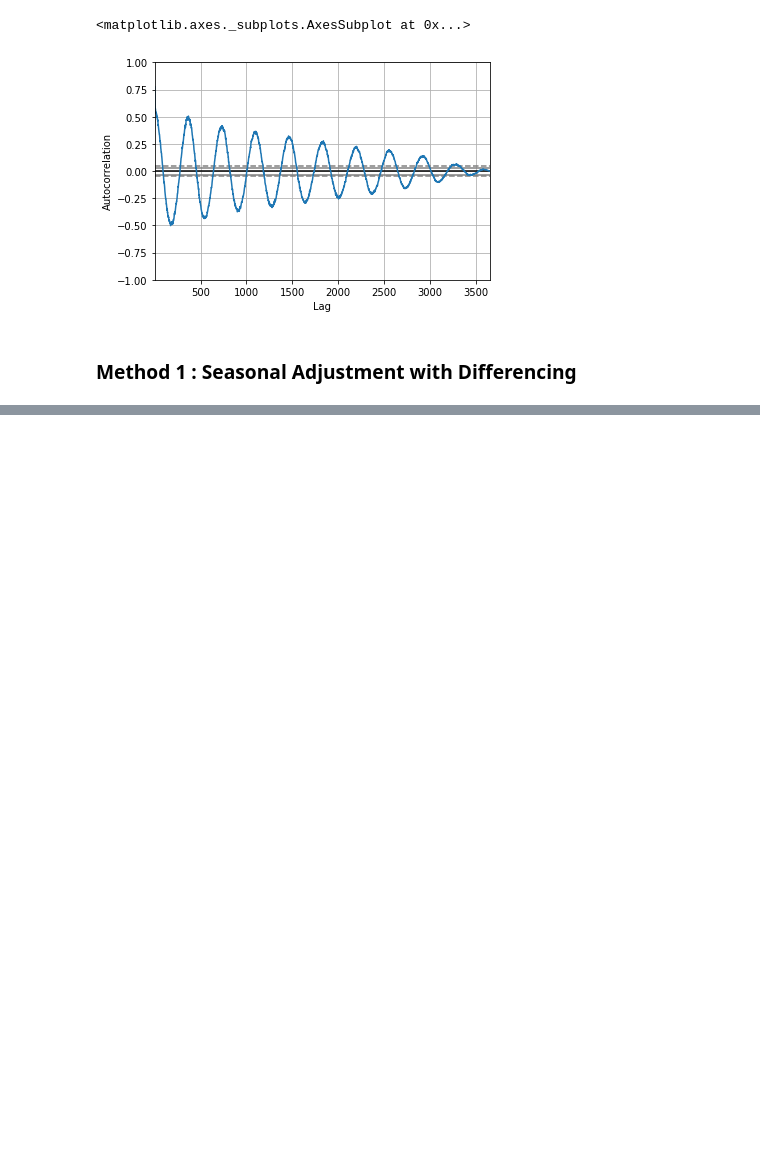
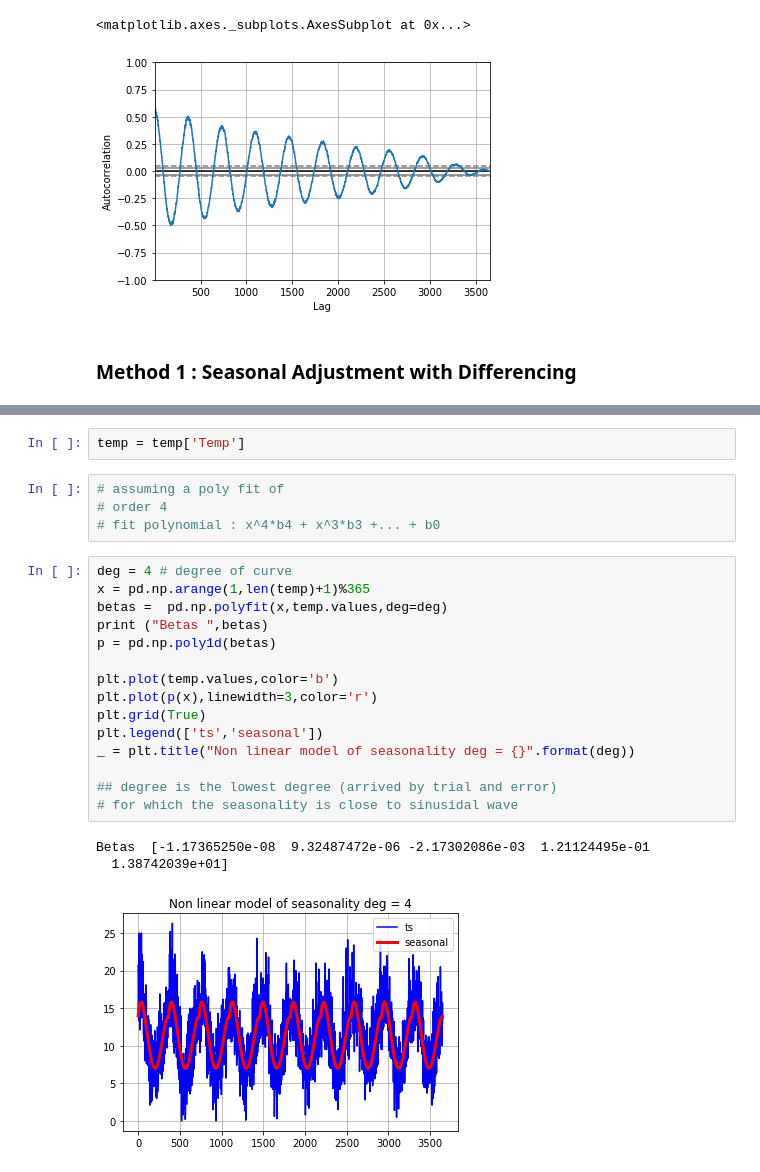
Before and after one commit to PundirShivam/introduction_to_ts_in_python, a Jupyter notebook: Chapter_14_Use_and_remove_seasonality.ipynb, the cells around one changed output, grey strips where cells are left out. Drawn from its saved outputs; the diff is of its cells as text; blank space fills up the shorter version.

```diff
--- a/Chapter_14_Use_and_remove_seasonality.ipynb
+++ b/Chapter_14_Use_and_remove_seasonality.ipynb
@@ -52,0 +98,25 @@ temp.resample("M").mean().diff(12).plot()
+# %%
+temp = temp['Temp']
+# %%
+# assuming a poly fit of
+# order 4
+# fit polynomial : x^4*b4 + x^3*b3 +... + b0
+# %%
+deg = 4 # degree of curve
+x = pd.np.arange(1,len(temp)+1)%365
+betas =  pd.np.polyfit(x,temp.values,deg=deg)
+print ("Betas ",betas)
+p = pd.np.poly1d(betas)
+
+plt.plot(temp.values,color='b')
+plt.plot(p(x),linewidth=3,color='r')
+plt.grid(True)
+plt.legend(['ts','seasonal'])
+_ = plt.title("Non linear model of seasonality deg = {}".format(deg))
+
+## degree is the lowest degree (arrived by trial and error)
+# for which the seasonality is close to sinusidal wave
+# %% [output]
+Betas  [-1.17365250e-08  9.32487472e-06 -2.17302086e-03  1.21124495e-01
+  1.38742039e+01]
+[figure, added]
```
Also changed, not shown: parts of 13 cells of this notebook, 10 other files.
